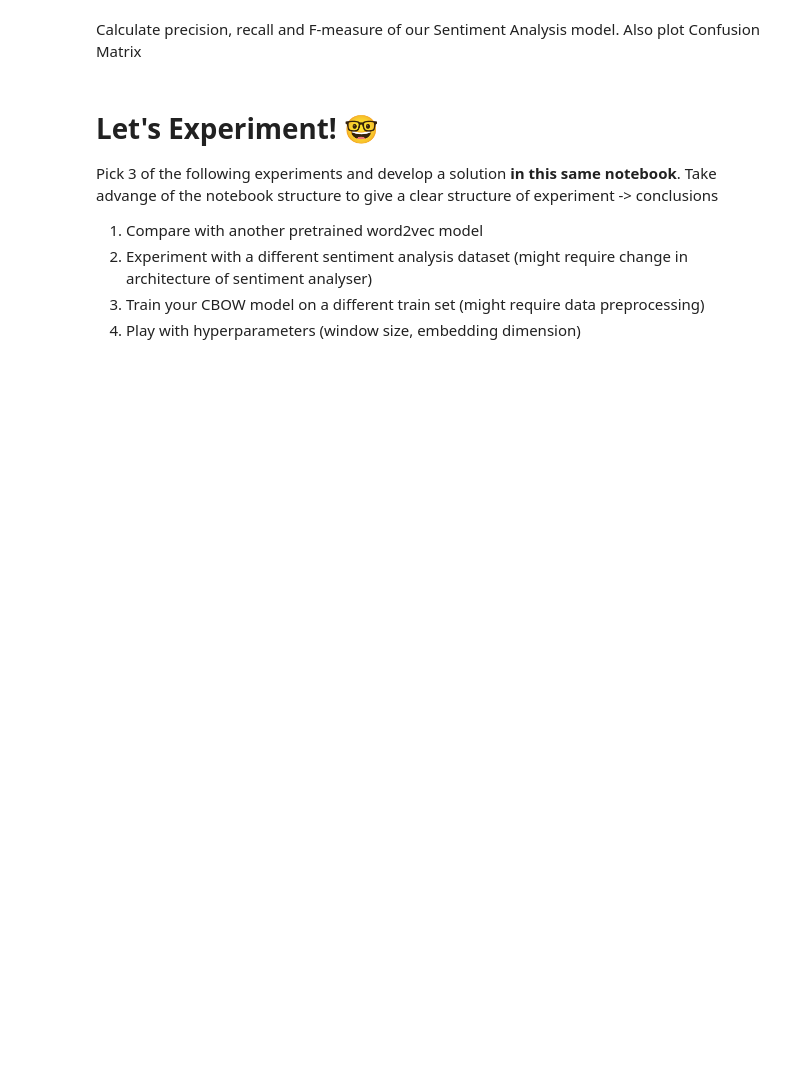
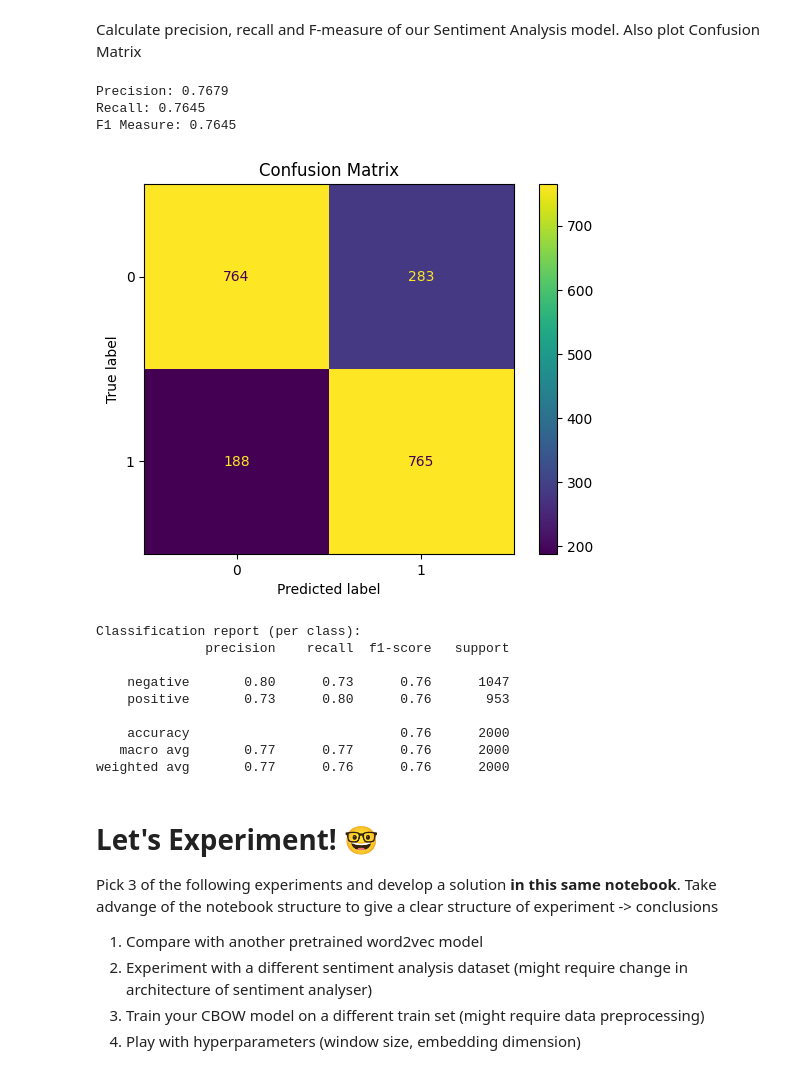
Before and after one commit to soniaeya/NLP_A1_Guide, a Jupyter notebook: Copy_of_assignment1_guide.ipynb, the cells around one changed output. Cells and saved outputs as stored; diff of their text form; code cells hidden in the pictures; blank space fills up the shorter version.

```diff
--- a/Copy_of_assignment1_guide.ipynb
+++ b/Copy_of_assignment1_guide.ipynb
@@ -470,27 +555,61 @@ Calculate precision, recall and F-measure of our Sentiment Analysis model. Also
 # %%
 from sklearn.metrics import confusion_matrix, ConfusionMatrixDisplay, precision_score, recall_score, f1_score
 import matplotlib.pyplot as plt
 import numpy as np
+
+
+# ########## TO SAVE CHECKPOINTS to change later ########################
+
+import os
+out_dir = 'outputs'
+os.makedirs(out_dir, exist_ok=True)
+
+import json
+def save_json(ojb,path):
+  with open(path,'w') as f:
+    json.dump(ojb,f,indent=2)
+# ##################################################
+
+
+
 
 # You have already a np.array of labels and predictions
 
 #TODO calculate precision, recall and F1 measure and print Confusion Matrix
 
 # Calculate precision, recall, and F1 measure
 precision = precision_score(labels, predictions, average='weighted')
 recall = recall_score(labels, predictions, average='weighted')
 f1 = f1_score(labels, predictions, average='weighted')
 
 print(f"Precision: {precision:.4f}")
 print(f"Recall: {recall:.4f}")
 print(f"F1 Measure: {f1:.4f}")
 
 # Calculate and plot the confusion matrix
 cm = confusion_matrix(labels, predictions)
 disp = ConfusionMatrixDisplay(confusion_matrix=cm)
 disp.plot()
 plt.title('Confusion Matrix')
 plt.show()
+
+from sklearn.metrics import classification_report
+print("\nClassification report (per class):")
+print(classification_report(labels, predictions, target_names=["negative", "positive"]))
+# %% [output]
+Precision: 0.7679
+Recall: 0.7645
+F1 Measure: 0.7645
+[figure, added]
+Classification report (per class):
+              precision    recall  f1-score   support
+
+    negative       0.80      0.73      0.76      1047
+    positive       0.73      0.80      0.76       953
+
+    accuracy                           0.76      2000
+   macro avg       0.77      0.77      0.76      2000
+weighted avg       0.77      0.76      0.76      2000
 # %% [markdown]
 # Let's Experiment! 🤓
 
```
Also changed, not shown: parts of 16 cells of this notebook.
